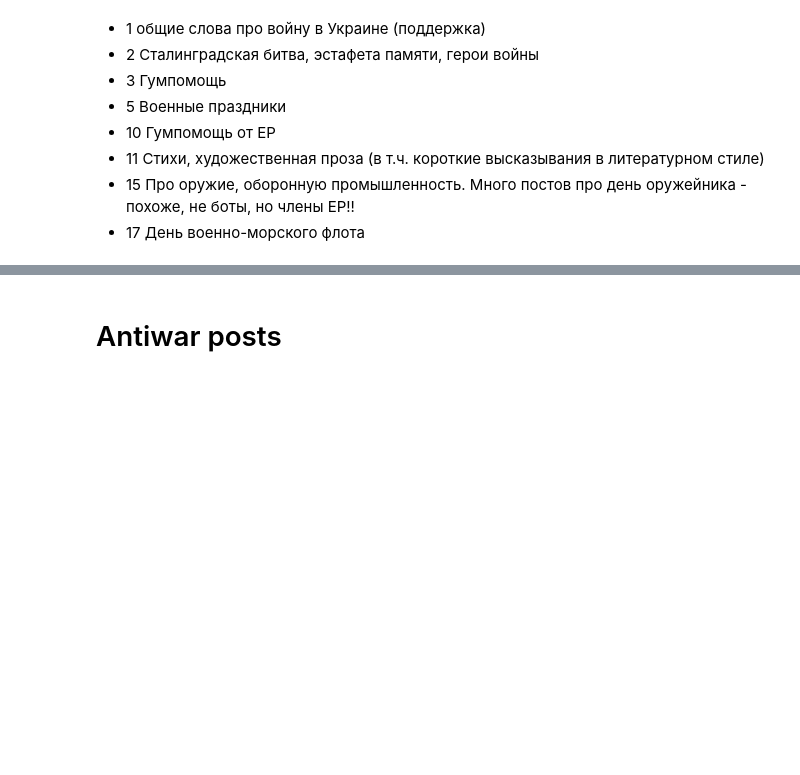
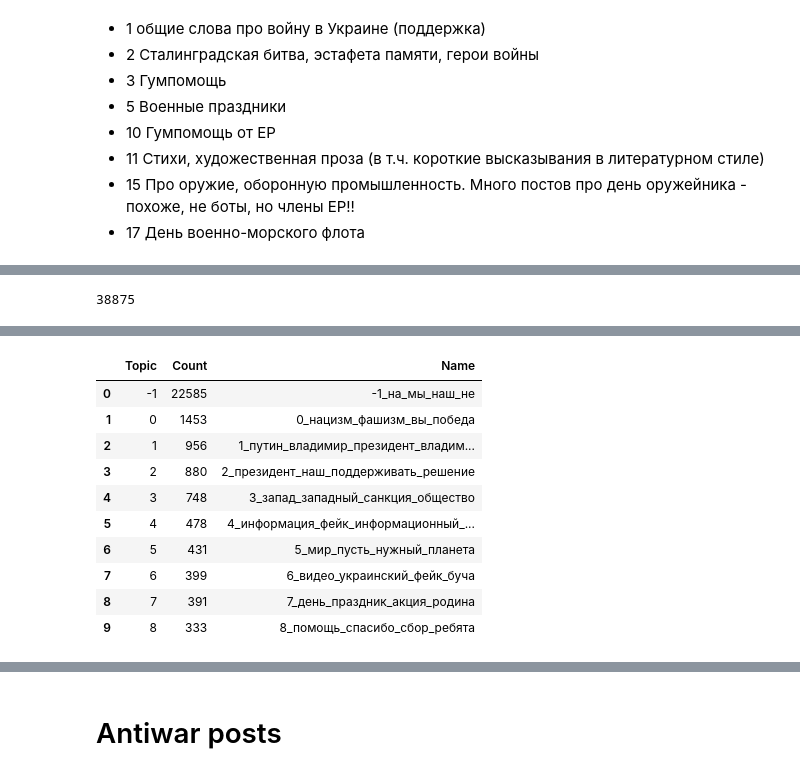
Before and after one commit to AlesyaSokol/VK_and_war, a Jupyter notebook: Topic_modelling_colab.ipynb, the cells around one changed output, grey strips where cells are left out. Cells and saved outputs as stored; diff of their text form; code cells hidden in the pictures; blank space fills up the shorter version.

```diff
--- a/Topic_modelling_colab.ipynb
+++ b/Topic_modelling_colab.ipynb
@@ -808,0 +832,4 @@ df.to_csv('./drive/MyDrive/Hackathon/time_topics_z_full.csv')
+# %%
+len(posts_0_z)
+# %% [output]
+38875
@@ -808,0 +851,5 @@ df.to_csv('./drive/MyDrive/Hackathon/time_topics_z_full.csv')
+# %%
+model = BERTopic(verbose=True, language = 'multilingual', min_topic_size = 30, low_memory = True)
+topics, probabilities = model.fit_transform(posts_clean)
+model.get_topic_info()[:10]
+# %% [output]
@@ -808,0 +859,11 @@ df.to_csv('./drive/MyDrive/Hackathon/time_topics_z_full.csv')
+|  | Topic | Count | Name |
+| 0 | -1 | 22585 | -1_на_мы_наш_не |
+| 1 | 0 | 1453 | 0_нацизм_фашизм_вы_победа |
+| 2 | 1 | 956 | 1_путин_владимир_президент_владим... |
+| 3 | 2 | 880 | 2_президент_наш_поддерживать_решение |
+| 4 | 3 | 748 | 3_запад_западный_санкция_общество |
+| 5 | 4 | 478 | 4_информация_фейк_информационный_... |
+| 6 | 5 | 431 | 5_мир_пусть_нужный_планета |
+| 7 | 6 | 399 | 6_видео_украинский_фейк_буча |
+| 8 | 7 | 391 | 7_день_праздник_акция_родина |
+| 9 | 8 | 333 | 8_помощь_спасибо_сбор_ребята |
```
Also changed, not shown: parts of 58 cells of this notebook.
